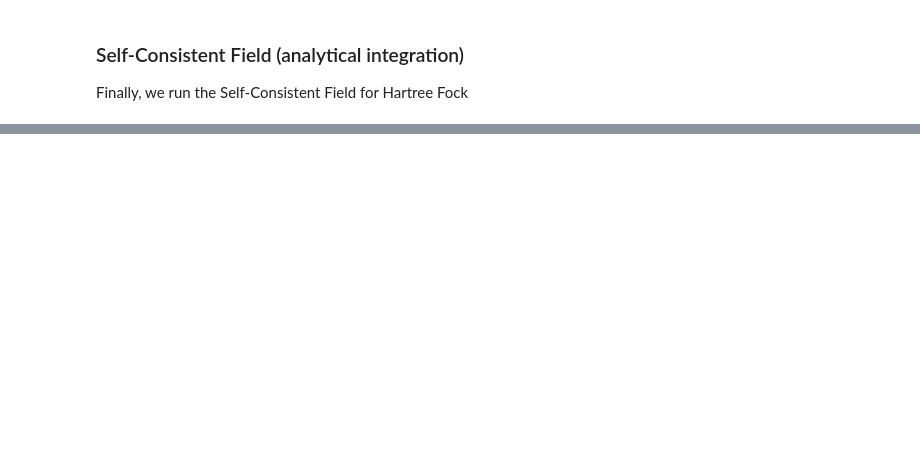
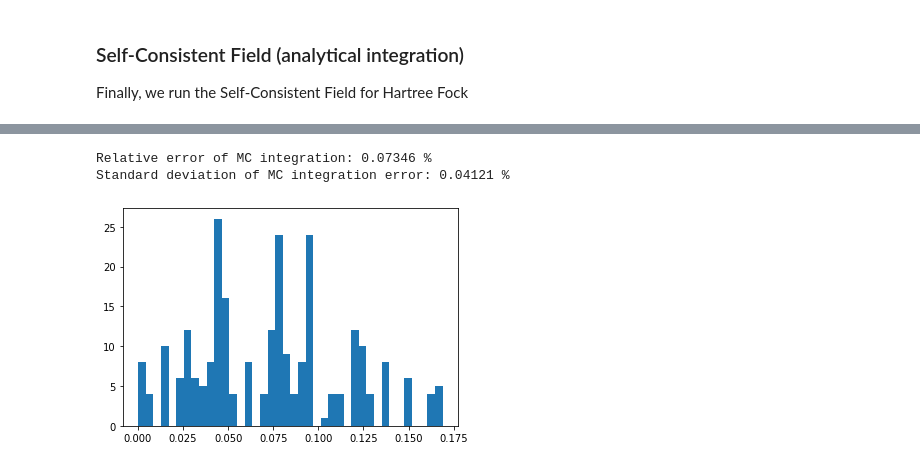
Before and after one commit to BedialaunetaDani/hartree_fock_2D_quantum_dots, a Jupyter notebook: HF_helium_atom.ipynb, the cells around one changed output, grey strips where cells are left out. Drawn from its saved outputs; the diff is of its cells as text; code cells hidden in the pictures; blank space fills up the shorter version.

Commit message:
Add error analysis for MC integration and SCF

```diff
--- a/HF_helium_atom.ipynb
+++ b/HF_helium_atom.ipynb
@@ -209,0 +220,20 @@ SCF CONVERGED! E = -2.8551604054
+# %%
+# Average relative error
+ERRORS = []
+MC_integrals = integrals_num.integral_dict_2
+ana_integrals = integrals_ana.integral_dict_2
+for pqrs in MC_integrals:
+    ERRORS += [[pqrs, np.abs(MC_integrals[pqrs] - ana_integrals[pqrs]), np.abs(MC_integrals[pqrs] - ana_integrals[pqrs])/ana_integrals[pqrs]]]
+
+print("Relative error of MC integration: {:0.5f} %".format(np.average([i[2] for i in ERRORS])*100))
+print("Standard deviation of MC integration error: {:0.5f} %".format(np.std([i[2] for i in ERRORS])*100))
+# %% [output]
+Relative error of MC integration: 0.07346 %
+Standard deviation of MC integration error: 0.04121 %
+# %%
+# Distribution of relative errors
+ERRORS_REL = [i[2]*100 for i in ERRORS]
+plt.hist(ERRORS_REL, bins=40)
+plt.show()
+# %% [output]
+[figure, added]
```
Also changed, not shown: parts of 12 cells of this notebook, 1 other file.
